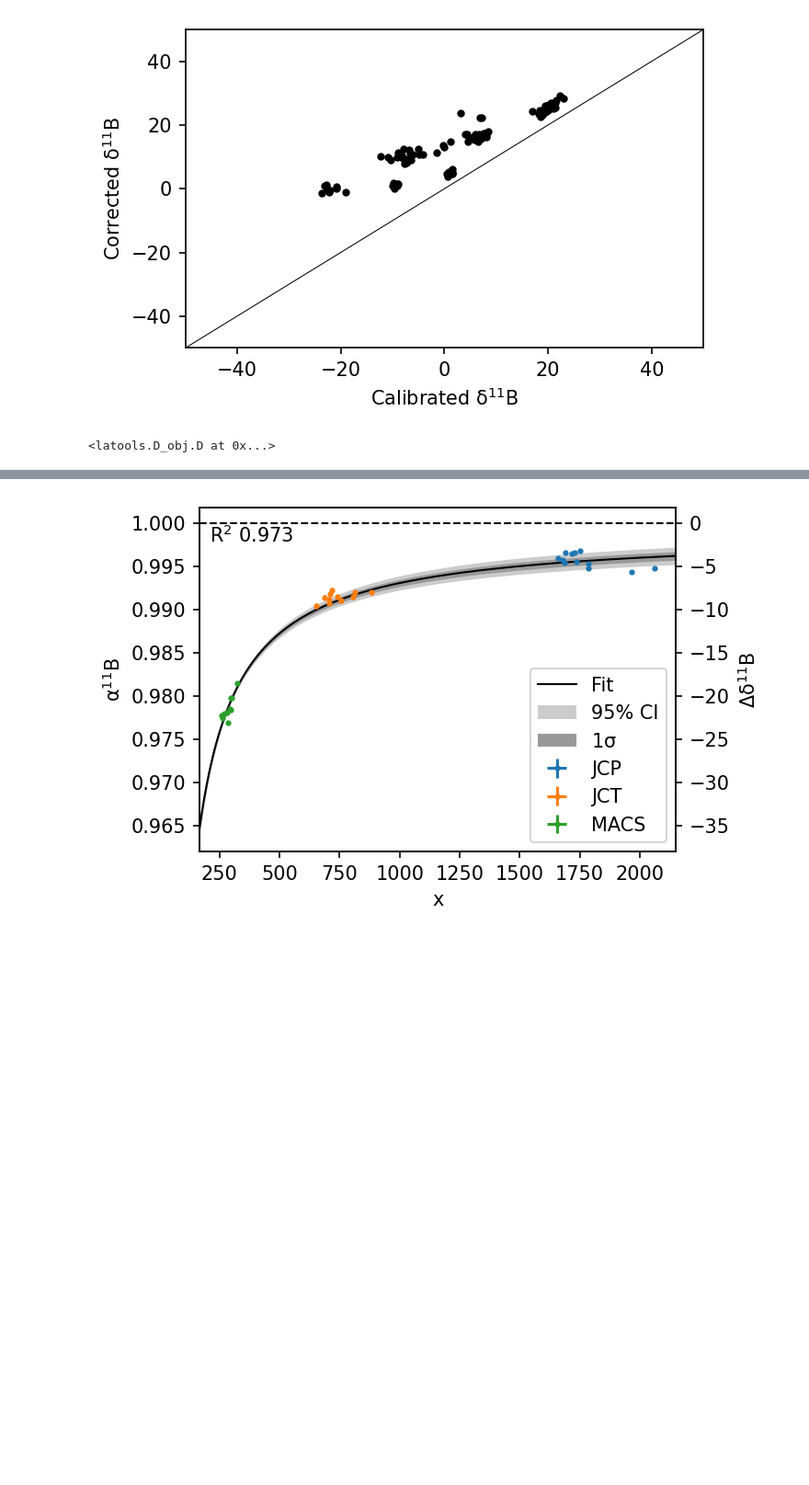
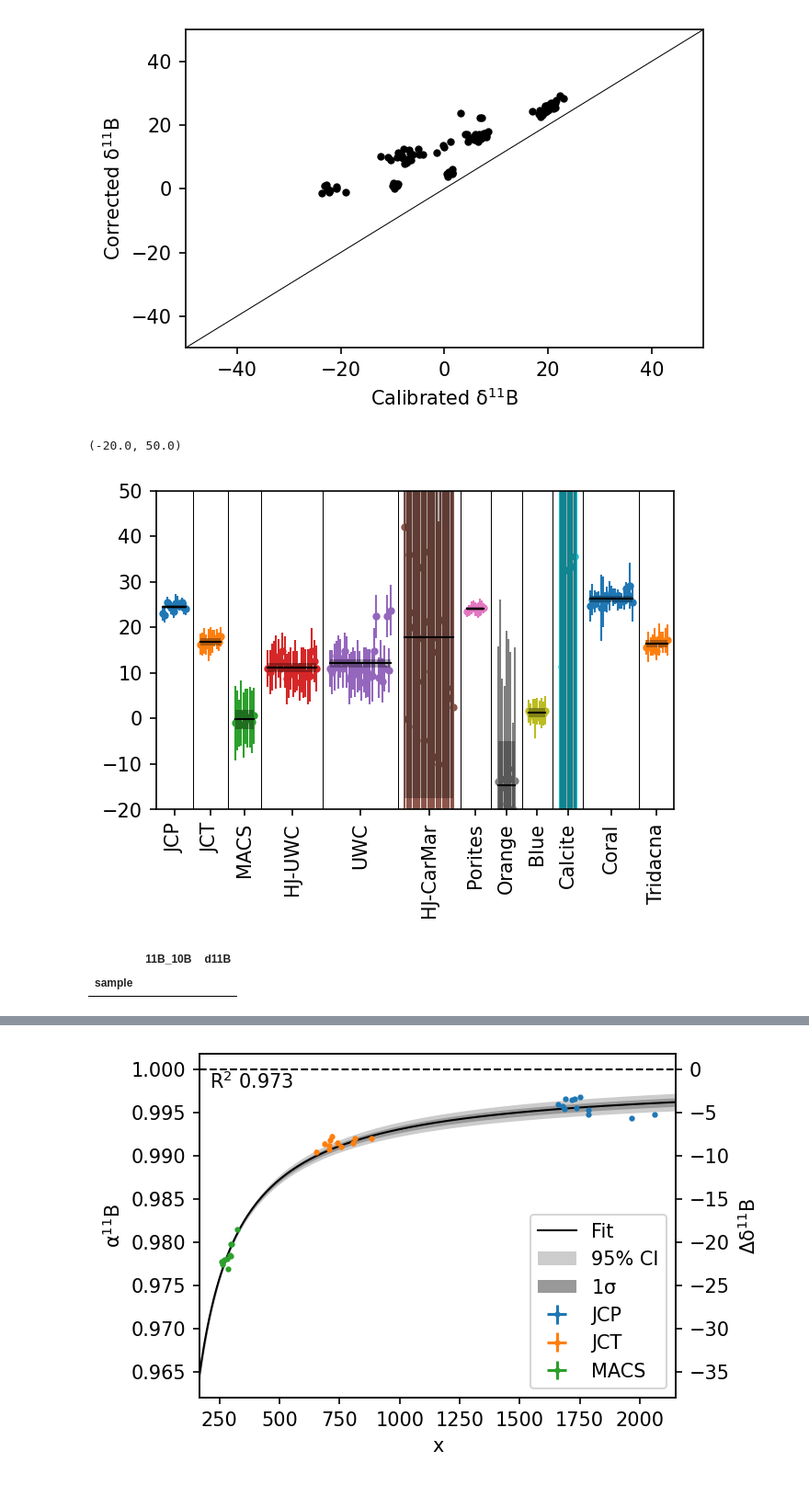
Before and after one commit to oscarbranson/latools, a Jupyter notebook: dev_boron.ipynb, the cells around one changed output, grey strips where cells are left out. Shown at 92% size. Drawn from its saved outputs; the diff is of its cells as text; code cells hidden in the pictures; blank space fills up the shorter version.

```diff
--- a/dev_boron.ipynb
+++ b/dev_boron.ipynb
@@ -147,7 +154,3 @@ ax.set_ylabel('Corrected $\delta^{11}B$')
 # %% [output]
 Text(0, 0.5, 'Corrected $\\delta^{11}B$')
 [figure]
-# %%
-sam.data
-# %% [output]
-<latools.D_obj.D at 0x...>
@@ -153,0 +159,66 @@ sam.data
+# %%
+s = dat.getstats()
+stats = pd.DataFrame(index=s.loc['mean'].index, columns=['11B_10B'], data=unp.uarray(s.loc['mean',:], s.loc['std',:]))
+
+stats['d11B'] = R_to_delta(stats['11B_10B'])
+stats.index = stats.index.droplevel('rep')
+# %%
+sample_types = [
+    'JCP',
+    'JCT',
+    'MACS',
+    'HJ-UWC',
+    'UWC',
+    'HJ-CarMar',
+    'Porites',
+    'Orange',
+    'Blue',
+    'Calcite',
+    'Coral',
+    'Tridacna'
+]
+
+fig, ax = plt.subplots()
+
+x0 = 0
+spacing = 0.3
+padding = 2
+
+lines = []
+ticks = []
+
+for st in sample_types:
+    ind = stats.index.str.contains(st)
+    sub = stats.loc[ind, :]
+    n = sub.shape[0]
+
+    x = x0 + np.arange(n) * spacing
+    y = sub['d11B']
+
+    ymean = np.nanmean(sub['d11B'])
+
+    ax.errorbar(x, unp.nominal_values(y), yerr=unp.std_devs(y), fmt='o', markersize=3, lw=1, zorder=-1)
+    ax.plot(x, [ymean.nominal_value] * n, c='k', lw=1)
+    ax.fill_between(x, [ymean.nominal_value - ymean.std_dev] * n, [ymean.nominal_value + ymean.std_dev] * n, color='k', alpha=0.3, lw=0)
+
+    ticks.append(x.mean())
+
+    lines.append(max(x) + padding / 2)
+    x0 = max(x) + padding
+
+for line in lines[:-1]:
+    ax.axvline(line, c='k', lw=0.5)
+ax.set_xlim(-padding/2, x0-padding/2)
+
+ax.set_xticks(ticks)
+ax.set_xticklabels(sample_types, rotation=90)
+
+ax.set_ylim(-20, 50)
+# %% [output]
+(-20.0, 50.0)
+[figure, added]
+# %%
+sub
+# %% [output]
+|  | 11B_10B | d11B |
+| sample |  |  |
```
Also changed, not shown: parts of 6 cells of this notebook.
